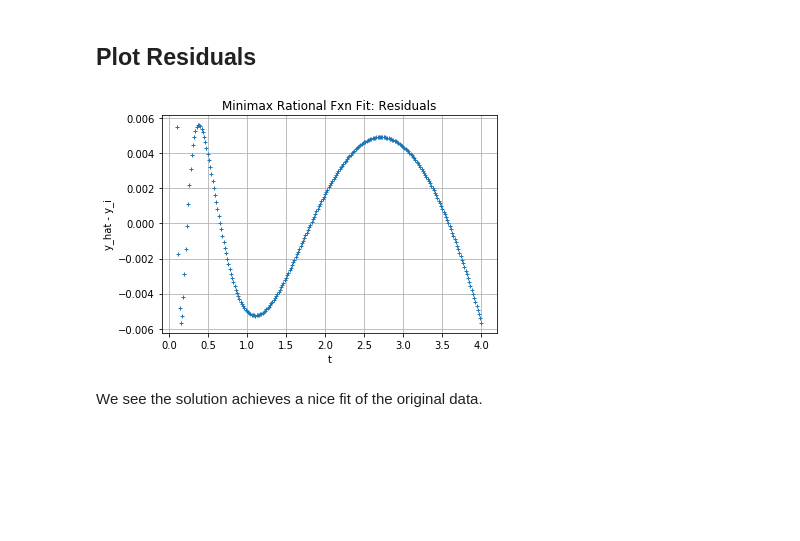
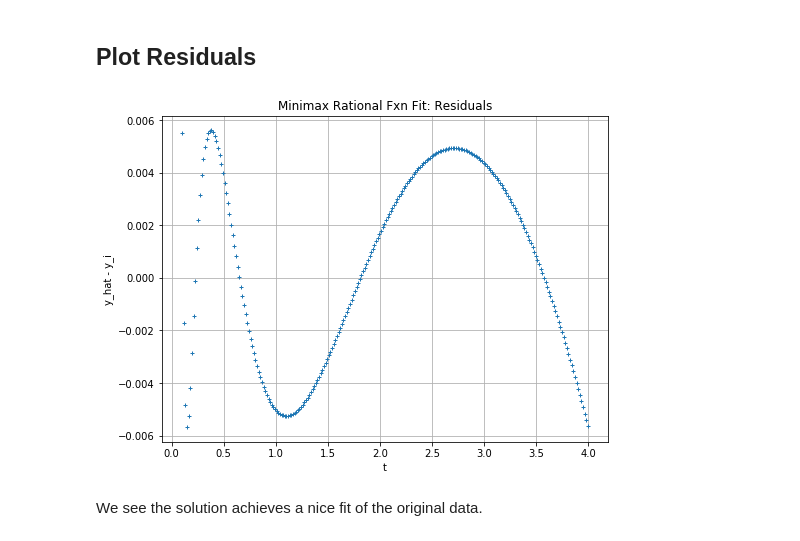
Before and after one commit to chow-vincent/convex_optimization, a Jupyter notebook: rational_function_fit/rational_function_fit.ipynb, the cells around one changed output. Saved outputs shown, nothing was run; the diff lists cells and outputs as text; code cells hidden in the pictures; blank space fills up the shorter version.

```diff
--- a/rational_function_fit/rational_function_fit.ipynb
+++ b/rational_function_fit/rational_function_fit.ipynb
@@ -56,14 +56,14 @@ plt.show()
 # %% [markdown]
 ## Plot Residuals
 # %%
-plt.figure()
+plt.figure(figsize=(8, 6))
 plt.plot(t, y_hat - y, '+', markersize=4)
 plt.grid()
 plt.xlabel('t')
 plt.ylabel('y_hat - y_i')
 plt.title('Minimax Rational Fxn Fit: Residuals')
 plt.show()
 # %% [output]
-[figure, old version]
+[figure, new version]
 # %% [markdown]
 We see the solution achieves a nice fit of the original data.
```
Also changed, not shown: parts of 1 cell of this notebook, 4 other files.
